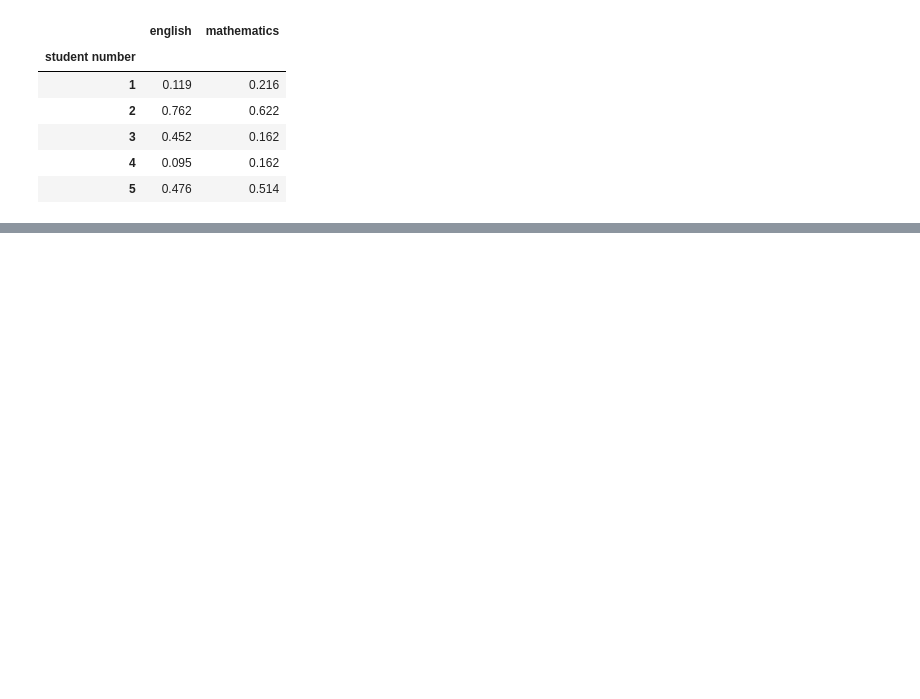
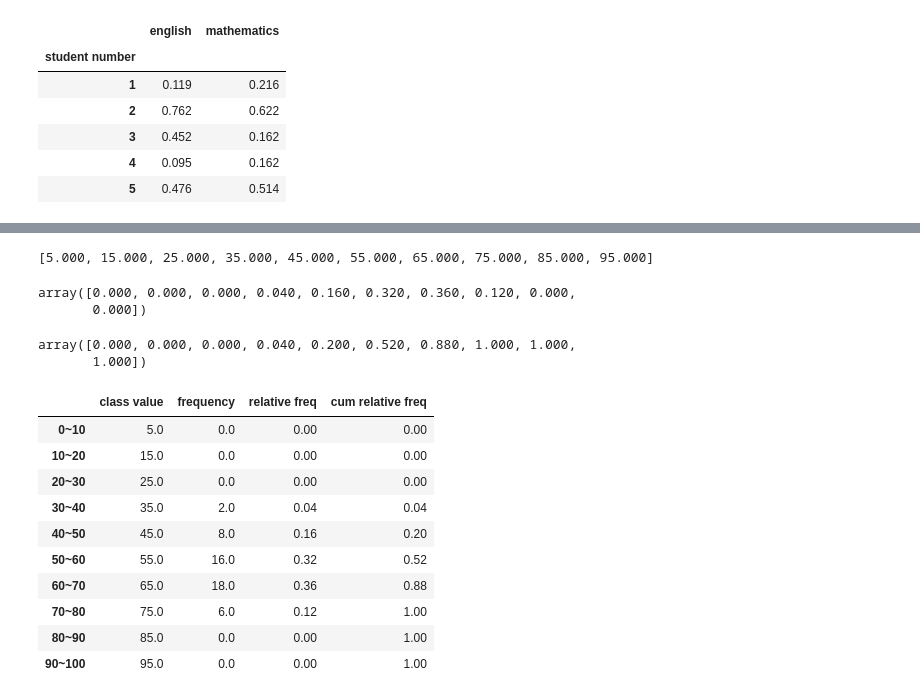
Before and after one commit to JngMkk/TIL, a Jupyter notebook: Python/Statistic/1_EDA.ipynb, the cells around one changed output, grey strips where cells are left out. Cells and saved outputs as stored; diff of their text form; code cells hidden in the pictures; blank space fills up the shorter version.

```diff
--- a/Python/Statistic/1_EDA.ipynb
+++ b/Python/Statistic/1_EDA.ipynb
@@ -380,0 +448,5 @@ pd.DataFrame(S, columns=df.columns, index=df.index).head()
+# %%
+freq, _ = np.histogram(df['english'], bins=10, range=(0, 100))
+freq_class = [f'{i}~{i+10}' for i in range(0, 100, 10)]
+freq_dist_df = pd.DataFrame({'frequency' : freq}, index = pd.Index(freq_class, name = 'class'))
+freq_dist_df
@@ -380,0 +466,36 @@ pd.DataFrame(S, columns=df.columns, index=df.index).head()
+# %%
+# 계급값
+class_value = [(i+(i+10))/2 for i in range(0, 100, 10)]
+class_value
+# %% [output]
+[5.000, 15.000, 25.000, 35.000, 45.000, 55.000, 65.000, 75.000, 85.000, 95.000]
+# %%
+freq_p = freq/len(df['english'])
+freq_p
+# %% [output]
+array([0.000, 0.000, 0.000, 0.040, 0.160, 0.320, 0.360, 0.120, 0.000,
+       0.000])
+# %%
+# 누적 상대도수
+cum_freq_p = np.cumsum(freq_p)
+cum_freq_p
+# %% [output]
+array([0.000, 0.000, 0.000, 0.040, 0.200, 0.520, 0.880, 1.000, 1.000,
+       1.000])
+# %%
+hist = pd.DataFrame([class_value, freq, freq_p, cum_freq_p]).T
+hist.columns = ['class value','frequency', 'relative freq', 'cum relative freq']
+hist.index = freq_class
+hist
+# %% [output]
+|  | class value | frequency | relative freq | cum relative freq |
+| 0~10 | 5.0 | 0.0 | 0.00 | 0.00 |
+| 10~20 | 15.0 | 0.0 | 0.00 | 0.00 |
+| 20~30 | 25.0 | 0.0 | 0.00 | 0.00 |
+| 30~40 | 35.0 | 2.0 | 0.04 | 0.04 |
+| 40~50 | 45.0 | 8.0 | 0.16 | 0.20 |
+| 50~60 | 55.0 | 16.0 | 0.32 | 0.52 |
+| 60~70 | 65.0 | 18.0 | 0.36 | 0.88 |
+| 70~80 | 75.0 | 6.0 | 0.12 | 1.00 |
+| 80~90 | 85.0 | 0.0 | 0.00 | 1.00 |
+| 90~100 | 95.0 | 0.0 | 0.00 | 1.00 |
```
Also changed, not shown: parts of 17 cells of this notebook.
